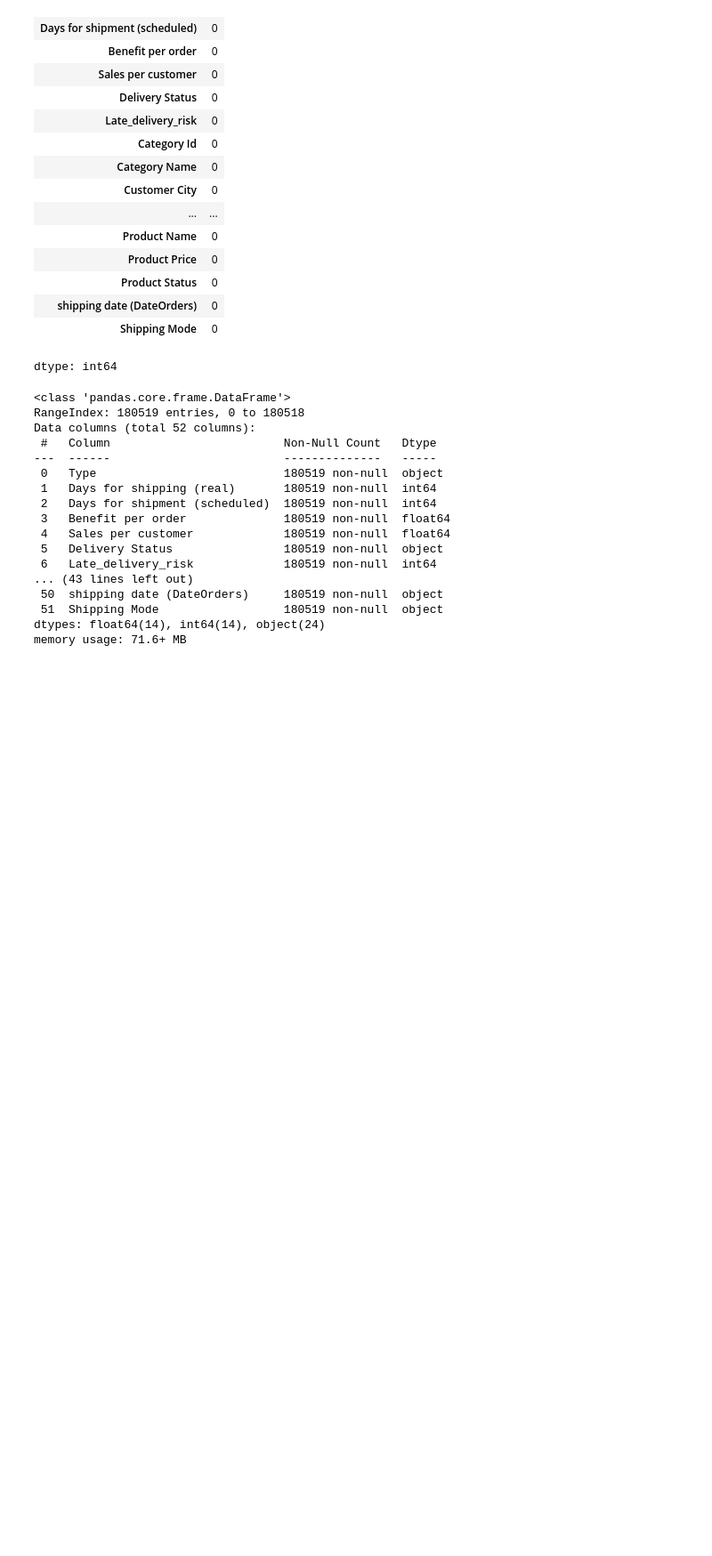
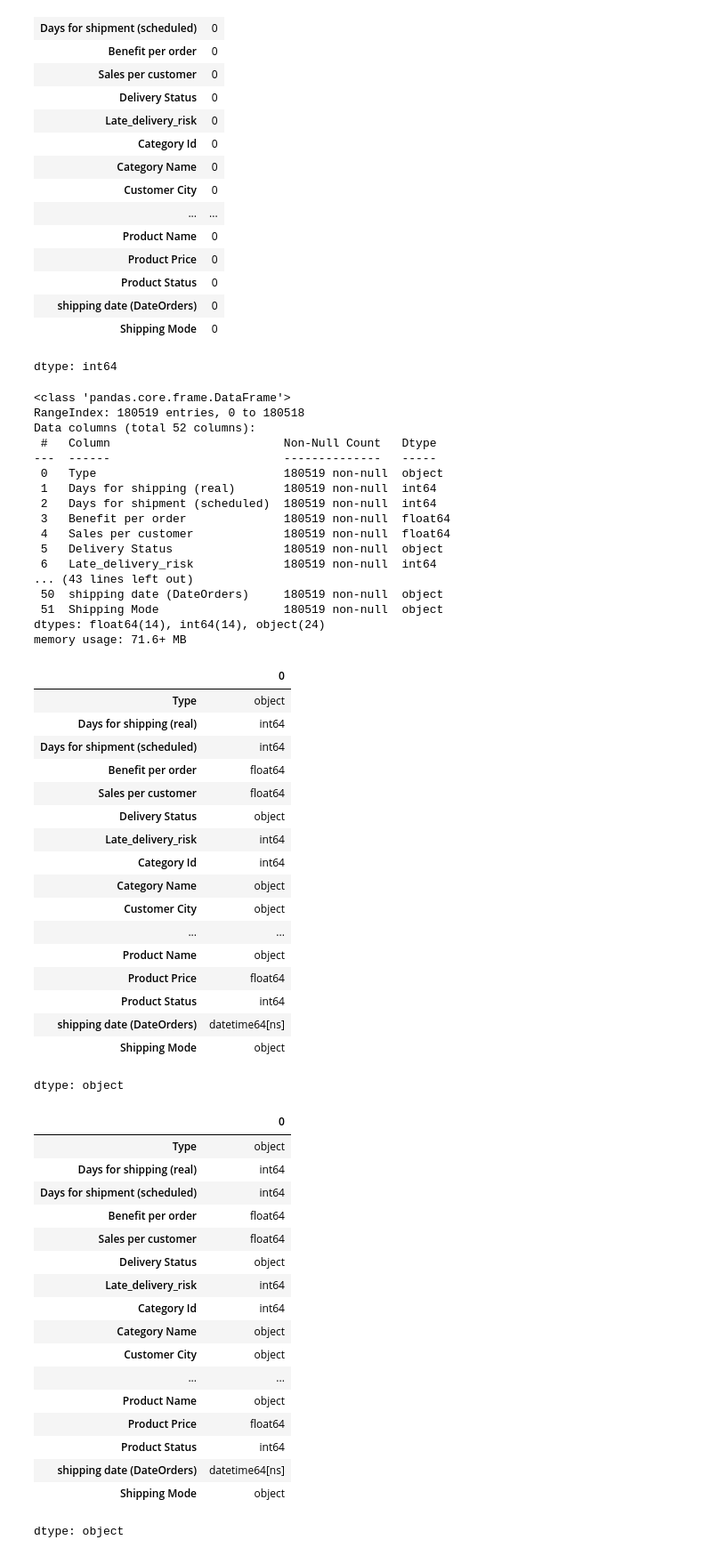
Before and after one commit to nankengbertin/MIA5130-Ssyt-Opt-Mngt, a Jupyter notebook: Milestone1.ipynb, the cells around one changed output. Shown at 89% size. Saved outputs shown, nothing was run; the diff lists cells and outputs as text; code cells hidden in the pictures; blank space fills up the shorter version.

```diff
--- a/Milestone1.ipynb
+++ b/Milestone1.ipynb
@@ -86,3 +86,51 @@ Data columns (total 52 columns):
  51  Shipping Mode                  180519 non-null  object
 dtypes: float64(14), int64(14), object(24)
 memory usage: 71.6+ MB
+# %%
+# Inspect current data types
+display(df.dtypes)
+
+# Convert date columns to datetime objects
+# Assuming 'order date (DateOrders)' and 'shipping date (DateOrders)' are date columns
+df['order date (DateOrders)'] = pd.to_datetime(df['order date (DateOrders)'])
+df['shipping date (DateOrders)'] = pd.to_datetime(df['shipping date (DateOrders)'])
+
+# Display the data types after conversion
+display(df.dtypes)
+# %% [output]
+|  | 0 |
+| Type | object |
+| Days for shipping (real) | int64 |
+| Days for shipment (scheduled) | int64 |
+| Benefit per order | float64 |
+| Sales per customer | float64 |
+| Delivery Status | object |
+| Late_delivery_risk | int64 |
+| Category Id | int64 |
+| Category Name | object |
+| Customer City | object |
+| ... | ... |
+| Product Name | object |
+| Product Price | float64 |
+| Product Status | int64 |
+| shipping date (DateOrders) | datetime64[ns] |
+| Shipping Mode | object |
+dtype: object
+|  | 0 |
+| Type | object |
+| Days for shipping (real) | int64 |
+| Days for shipment (scheduled) | int64 |
+| Benefit per order | float64 |
+| Sales per customer | float64 |
+| Delivery Status | object |
+| Late_delivery_risk | int64 |
+| Category Id | int64 |
+| Category Name | object |
+| Customer City | object |
+| ... | ... |
+| Product Name | object |
+| Product Price | float64 |
+| Product Status | int64 |
+| shipping date (DateOrders) | datetime64[ns] |
+| Shipping Mode | object |
+dtype: object
```
Also changed, not shown: parts of 1 cell of this notebook.
